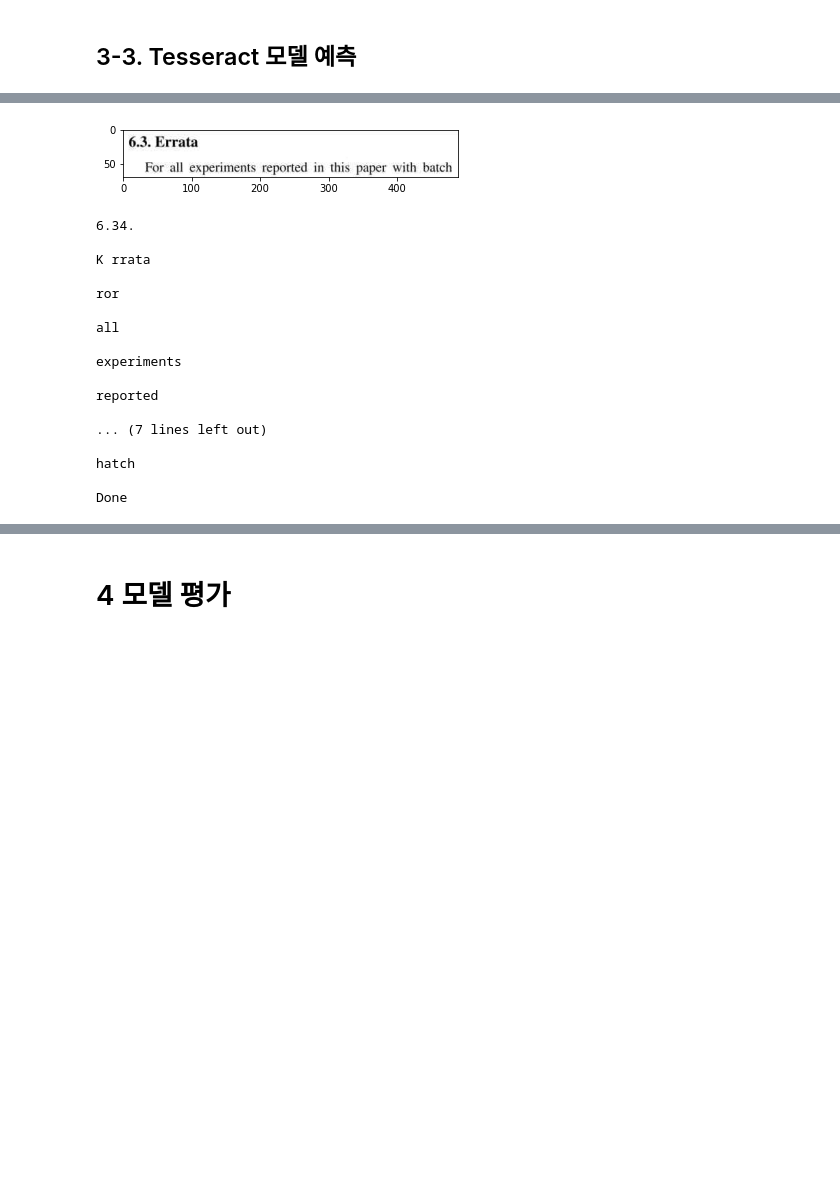
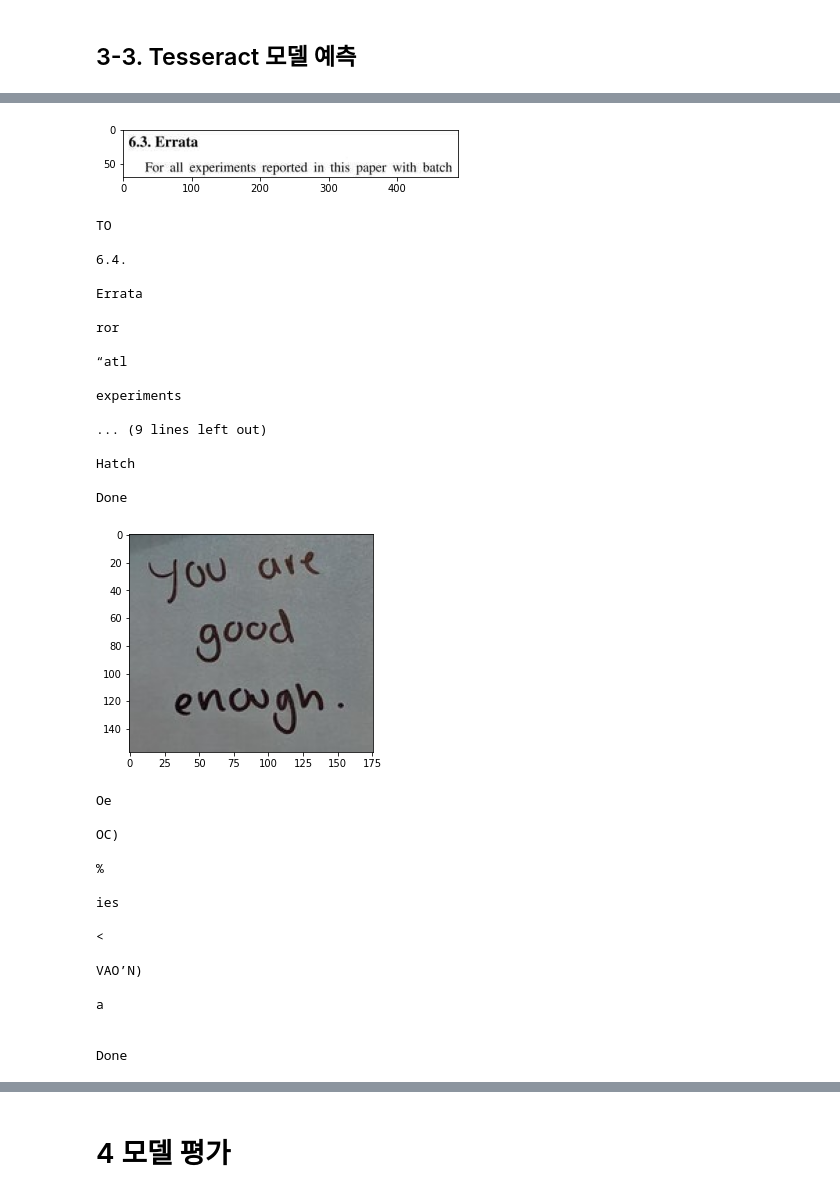
Before and after one commit to twelvesense/first-repository, a Jupyter notebook: ExplNode12.ipynb, the cells around one changed output, grey strips where cells are left out. Saved outputs shown, nothing was run; the diff lists cells and outputs as text; code cells hidden in the pictures; blank space fills up the shorter version.

```diff
--- a/ExplNode12.ipynb
+++ b/ExplNode12.ipynb
@@ -156,7 +145,7 @@ image_locs = [
   './data_eng/07_NEONSIGN_fab-lentz-mRMQwK513hY-unsplash.jpg',
   './data_eng/08_WALLPAPER_viktor-forgacs-qe5mRoPJjQ0-unsplash.jpg',
   './data_eng/09_BICYCLE_alex-azabache-V83v-MYB_Z8-unsplash.jpg',
-  './data_eng/10_FRAME_anthony-garand-7RxMsJdvt7k-unsplash.jpg',
+  './data_eng/10_FRAME_anthony-garand-7RxMsJdvt7k-unsplash.jpg'
 ]
 num_img = len(image_locs)
 images = [ keras_ocr.tools.read(image) for image in image_locs]
@@ -184,7 +173,7 @@ img_file_paths = [
   './data_eng/tesseract/07/07_NEONSIGN_fab-lentz-mRMQwK513hY-unsplash.jpg',
   './data_eng/tesseract/08/08_WALLPAPER_viktor-forgacs-qe5mRoPJjQ0-unsplash.jpg',
   './data_eng/tesseract/09/09_BICYCLE_alex-azabache-V83v-MYB_Z8-unsplash.jpg',
-  './data_eng/tesseract/10/10_FRAME_anthony-garand-7RxMsJdvt7k-unsplash.jpg',
+  './data_eng/tesseract/10/10_FRAME_anthony-garand-7RxMsJdvt7k-unsplash.jpg'
 ]
 # %% [markdown]
 # 3 성능 비교
@@ -570,25 +561,49 @@ SystemError: ignored
 # %%
-# 01 사진 예측
+# Tesseract 모델 예측: 01
 i = 0
 plt.imshow(images[i])
 plt.show()
 recognize_images(cropped_image_path_lists[i])
 # %% [output]
 [figure]
-6.34.
+TO
 
-K rrata
+6.4.
+
+Errata
 
 ror
 
-all
+“atl
 
 experiments
 
-reported
+... (9 lines left out)
 
-... (7 lines left out)
-
-hatch
+Hatch
 
 Done
+# %%
+# Tesseract 모델 예측: 02
+i = 1
+plt.imshow(images[i])
+plt.show()
+recognize_images(cropped_image_path_lists[i])
+# %% [output]
+[figure, added]
+Oe
+
+OC)
+
+%
+
+ies
+
+<
+
+VAO’N)
+
+a
+
+
+Done
```
Also changed, not shown: parts of 62 cells of this notebook.
